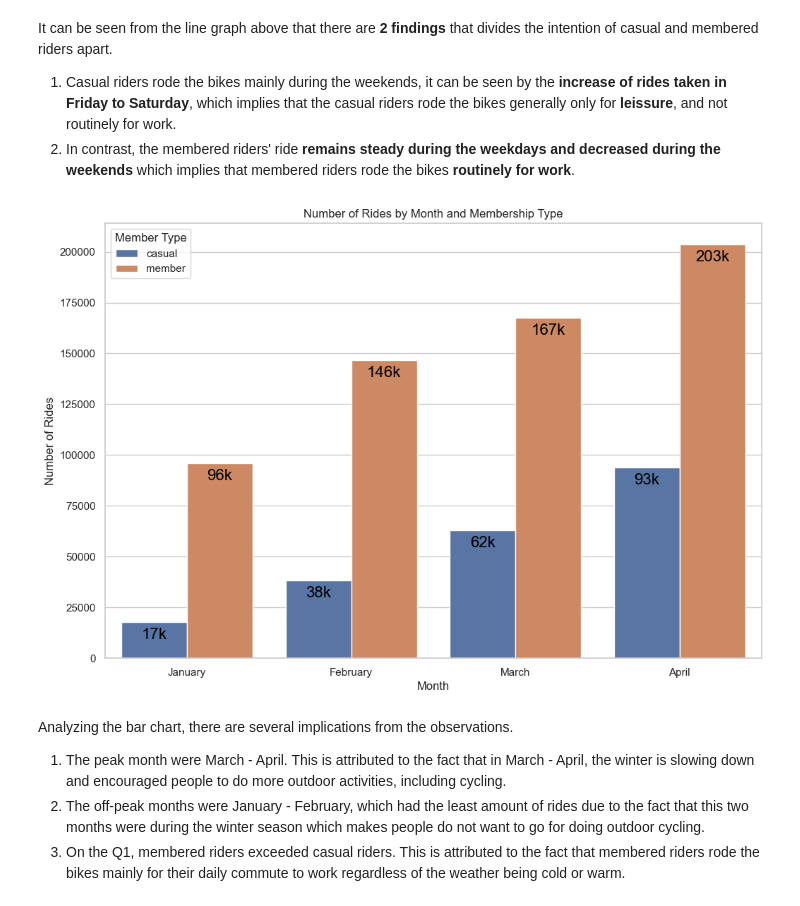
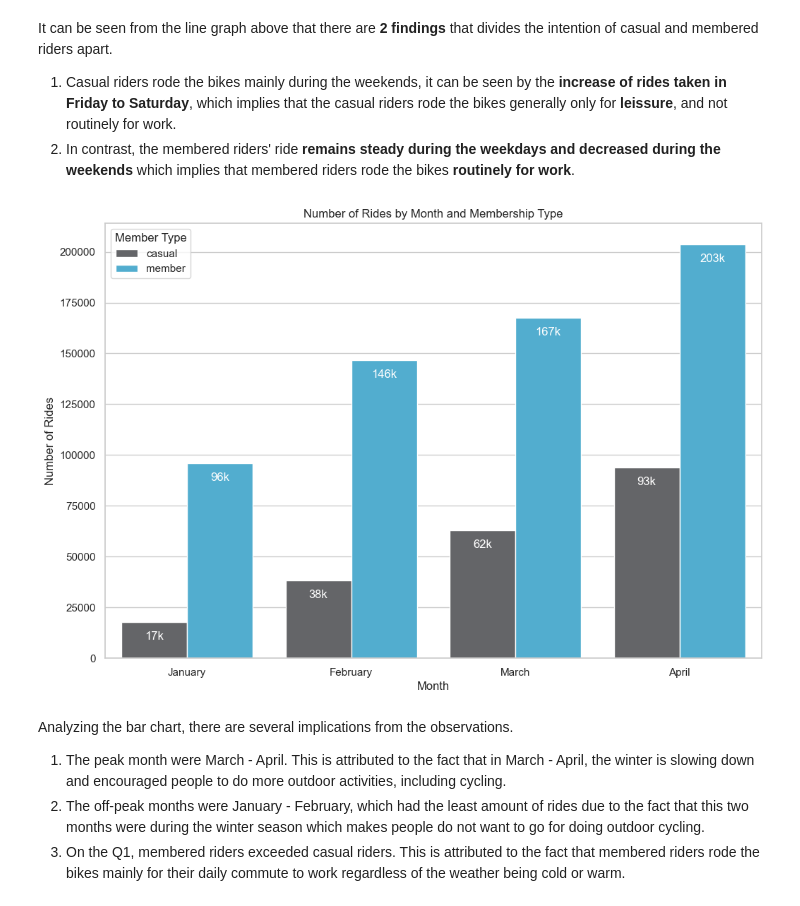
Before and after one commit to lazuardifp19/lazuardfp_portfolio, a Jupyter notebook: Analysis of Customer Behavior at Divvy Bikes/divvy-biketrip-analysis-2024.ipynb, the cells around one changed output. Cells and saved outputs as stored; diff of their text form; code cells hidden in the pictures.

```diff
--- a/Analysis of Customer Behavior at Divvy Bikes/divvy-biketrip-analysis-2024.ipynb
+++ b/Analysis of Customer Behavior at Divvy Bikes/divvy-biketrip-analysis-2024.ipynb
@@ -297,14 +300,21 @@ This analysis expands to the number of rides taken throughout different hours, d
 import warnings
 warnings.filterwarnings('ignore', message="The default of observed=False is deprecated and will be changed to True in a future version of pandas.")
 
+# Define the color palette
+colors = {'casual': '#636569', 'member': '#3DB7E4'}
+
+# Calculate the number of rides per hour, day, and month
 rides_hour = df.groupby(['member_casual', 'hour'], as_index=False)['ride_id'].count()
 rides_day = df.groupby(['member_casual', 'day'], as_index=False)['ride_id'].count()
 rides_month = df.groupby(['member_casual', 'month'], as_index=False)['ride_id'].count()
 
 sns.set(style="whitegrid")
 
-plt.figure(figsize=(12,8))
-sns.barplot(x='hour', y='ride_id', hue='member_casual', data=rides_hour, errorbar=None)
+# Create a color palette list for the barplot
+palette = [colors['casual'], colors['member']]
+
+plt.figure(figsize=(12, 8))
+sns.barplot(x='hour', y='ride_id', hue='member_casual', data=rides_hour, palette=palette, errorbar=None)
 plt.title("Number of Rides by Hour and Membership Type")
 plt.xlabel('Hour of the Day')
 plt.ylabel('Number of Rides')
@@ -338,23 +349,24 @@ It can be seen from the line graph above that there are **2 findings** that divi
 2. In contrast, the membered riders' ride **remains steady during the weekdays and decreased during the weekends** which implies that membered riders rode the bikes **routinely for work**.
 # %%
 plt.figure(figsize=(12, 8))
-barplot = sns.barplot(x='month', y='ride_id', hue='member_casual', data=rides_month, errorbar=None)
+barplot = sns.barplot(x='month', y='ride_id', hue='member_casual', data=rides_month,
+                      palette=palette, errorbar=None)
 
 # Format labels to show in thousands (i.e. 12000 becomes 12k)
 def format_thousands(x):
     return f'{int(x / 1000)}k'
 
 for container in barplot.containers:
     labels = [format_thousands(val) for val in container.datavalues]
-    barplot.bar_label(container, labels=labels, label_type='edge', fontsize=16, color='black', rotation=0,padding=-20)
+    barplot.bar_label(container, labels=labels, label_type='edge', fontsize=12, color='white', rotation=0,padding=-20)
 
 plt.title('Number of Rides by Month and Membership Type')
 plt.xlabel('Month')
 plt.ylabel('Number of Rides')
 plt.legend(title='Member Type')
 plt.show()
 # %% [output]
-[figure, old version]
+[figure, new version]
 # %% [markdown]
 Analyzing the bar chart, there are several implications from the observations.
 
```
Also changed, not shown: parts of 8 cells of this notebook.
